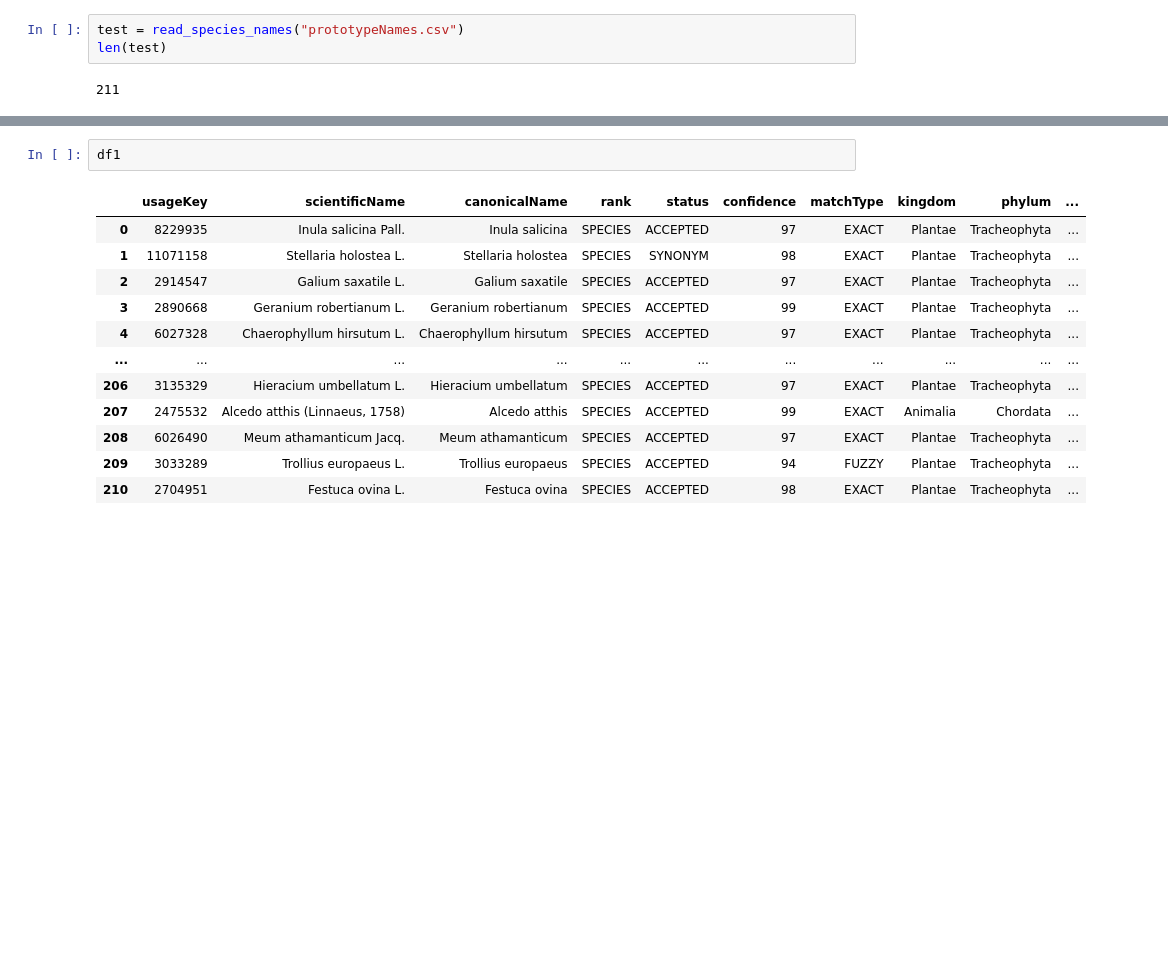
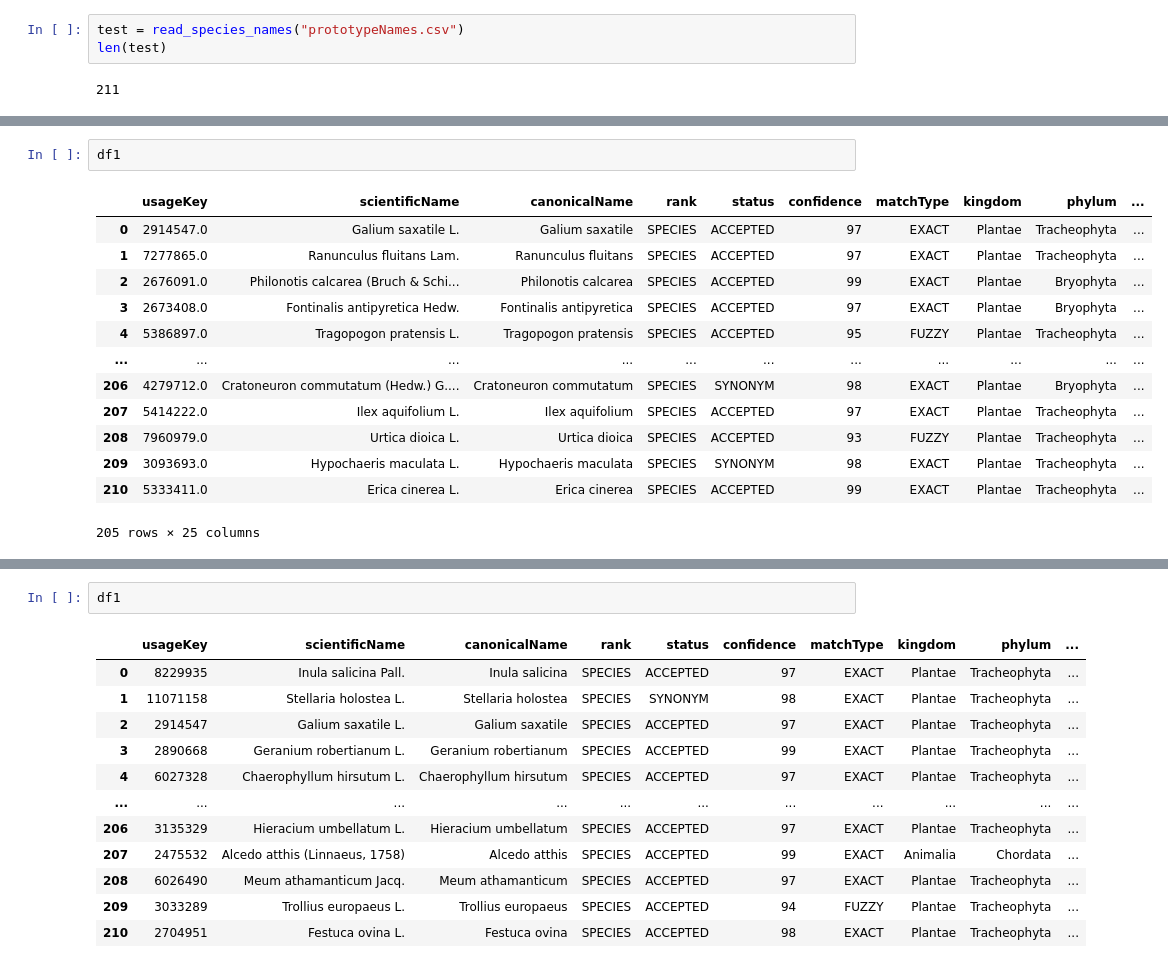
Before and after one commit to nbillietPM/BmC, a Jupyter notebook: src/prototype/Untitled1.ipynb, the cells around one changed output, grey strips where cells are left out. Drawn from its saved outputs; the diff is of its cells as text; blank space fills up the shorter version.

```diff
--- a/src/prototype/Untitled1.ipynb
+++ b/src/prototype/Untitled1.ipynb
@@ -217,0 +247,16 @@ The following lookup names (Carex sp., Salix alba, Lathyrus montanus, Lotus ulig
+# %%
+df1
+# %% [output]
+|  | usageKey | scientificName | canonicalName | rank | status | confidence | matchType | kingdom | phylum | ... |
+| 0 | 2914547.0 | Galium saxatile L. | Galium saxatile | SPECIES | ACCEPTED | 97 | EXACT | Plantae | Tracheophyta | ... |
+| 1 | 7277865.0 | Ranunculus fluitans Lam. | Ranunculus fluitans | SPECIES | ACCEPTED | 97 | EXACT | Plantae | Tracheophyta | ... |
+| 2 | 2676091.0 | Philonotis calcarea (Bruch & Schi... | Philonotis calcarea | SPECIES | ACCEPTED | 99 | EXACT | Plantae | Bryophyta | ... |
+| 3 | 2673408.0 | Fontinalis antipyretica Hedw. | Fontinalis antipyretica | SPECIES | ACCEPTED | 97 | EXACT | Plantae | Bryophyta | ... |
+| 4 | 5386897.0 | Tragopogon pratensis L. | Tragopogon pratensis | SPECIES | ACCEPTED | 95 | FUZZY | Plantae | Tracheophyta | ... |
+| ... | ... | ... | ... | ... | ... | ... | ... | ... | ... | ... |
+| 206 | 4279712.0 | Cratoneuron commutatum (Hedw.) G.... | Cratoneuron commutatum | SPECIES | SYNONYM | 98 | EXACT | Plantae | Bryophyta | ... |
+| 207 | 5414222.0 | Ilex aquifolium L. | Ilex aquifolium | SPECIES | ACCEPTED | 97 | EXACT | Plantae | Tracheophyta | ... |
+| 208 | 7960979.0 | Urtica dioica L. | Urtica dioica | SPECIES | ACCEPTED | 93 | FUZZY | Plantae | Tracheophyta | ... |
+| 209 | 3093693.0 | Hypochaeris maculata L. | Hypochaeris maculata | SPECIES | SYNONYM | 98 | EXACT | Plantae | Tracheophyta | ... |
+| 210 | 5333411.0 | Erica cinerea L. | Erica cinerea | SPECIES | ACCEPTED | 99 | EXACT | Plantae | Tracheophyta | ... |
+205 rows × 25 columns
```
Also changed, not shown: parts of 6 cells of this notebook, 3 other files.
